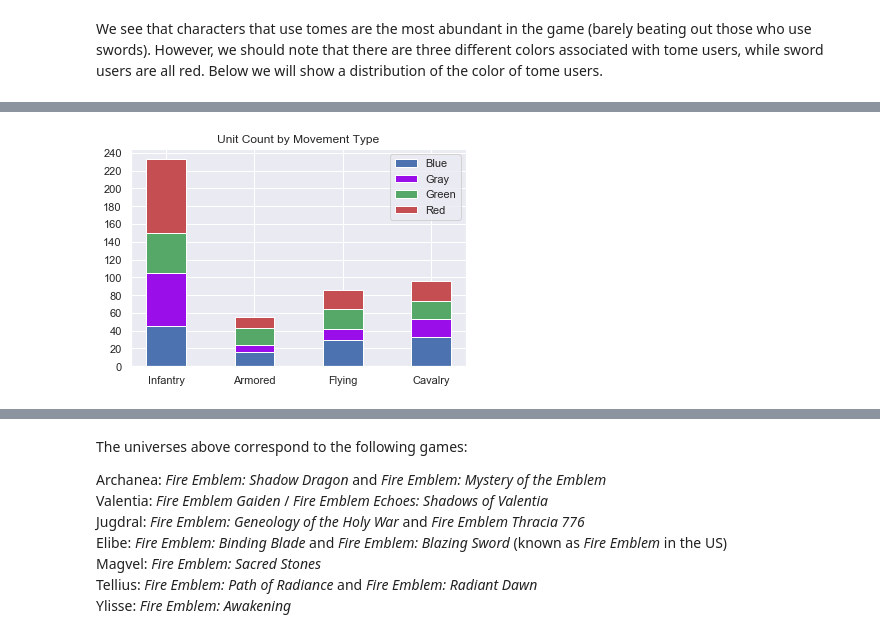
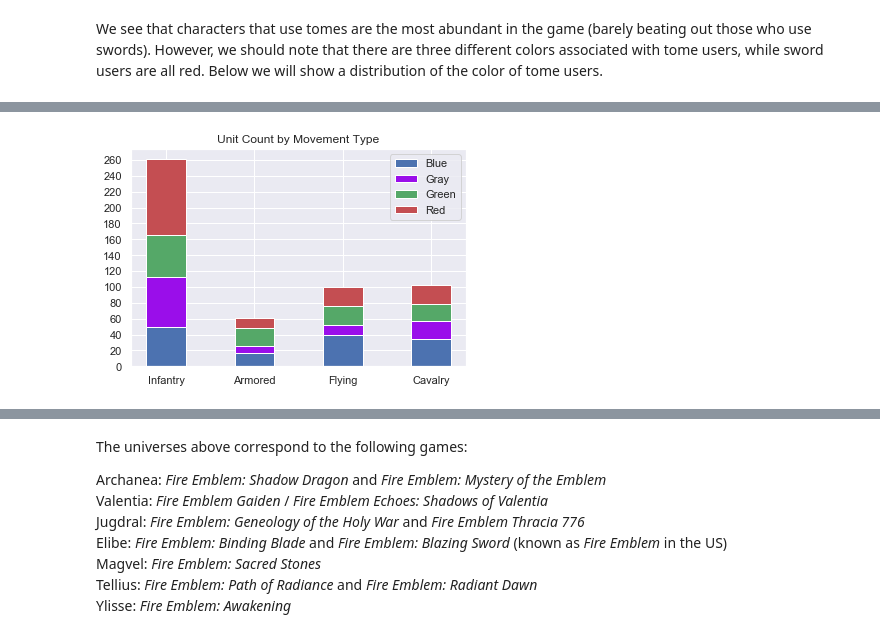
Before and after one commit to artunggal/FEHeroes, a Jupyter notebook: Fire Emblem Heroes Scraping and Visualization.ipynb, the cells around one changed output, grey strips where cells are left out. Drawn from its saved outputs; the diff is of its cells as text; code cells hidden in the pictures.

```diff
--- a/Fire Emblem Heroes Scraping and Visualization.ipynb
+++ b/Fire Emblem Heroes Scraping and Visualization.ipynb
@@ -169,3 +225,6 @@ dfn["Refines"] = w_upgrades
 dfn["Personal Weapon"] = personal
 dfn["Legendary/Mythic"] = is_lm
 dfn["Origin"] = origin
+dfn["Duo"] = is_duo
+dfn["Image"] = img
+dfn["Movement"] = move_t
@@ -200,6 +309,8 @@ ref = dfn["Name"].apply(lambda x: x in refresh)
 dfn2 = dfn.copy()
 dfn2["Refresher"] = ref
 # %%
+# goes through the 'Rarities' column to create two features: one for game origin, and one for actual rarity
+
 rar = []
 ob = []
 for row in dfn2["Rarities"]:
@@ -218,7 +329,7 @@ for row in dfn2["Rarities"]:
     else:
         ob.append("NA")
     for i in a.split("-"):
-        if "3" in i or "4" in i or "5" in i:
+        if "2" in i or "3" in i or "4" in i or "5" in i:
             st.append(i)
     rar.append(st)
 # %%
@@ -251,3 +338,6 @@ else:
+# %%
+# sanity check to change colors
+dfn2["Color"] = col2
 # %% [markdown]
 If we look carefully at the data, we will notice that some of the characters are missing origin information. Until Gamepress.gg fixes this, we will resort to doing this manually.
 # %%
@@ -282,0 +399,2 @@ dfn2.loc[dfn2["Name"] == "Velouria", "Origin"] = "Fire Emblem Fates"
+# %%
+dfn2["Tier"] = dfn2["Tier"].fillna("None")
@@ -359,38 +512,38 @@ plt.show()
 # %%
 # See the number of characters for each movement type
 sns.set()
 
 mov_ty = ["Infantry", "Armored", "Flying", "Cavalry"]
-inf = (heroes[heroes["MoveType"] == mov_ty[0]].groupby(by = "Color").agg(np.size).iloc[:, 0])
-arm = (heroes[heroes["MoveType"] == mov_ty[1]].groupby(by = "Color").agg(np.size).iloc[:, 0])
-fly = (heroes[heroes["MoveType"] == mov_ty[2]].groupby(by = "Color").agg(np.size).iloc[:, 0])
-cav = (heroes[heroes["MoveType"] == mov_ty[3]].groupby(by = "Color").agg(np.size).iloc[:, 0])
-inds = heroes[heroes["MoveType"] == mov_ty[0]].groupby(by = "Color").agg(np.size).index
+inf = (heroes[heroes["Movement"] == mov_ty[0]].groupby(by = "Color").agg(np.size).iloc[:, 0])
+arm = (heroes[heroes["Movement"] == mov_ty[1]].groupby(by = "Color").agg(np.size).iloc[:, 0])
+fly = (heroes[heroes["Movement"] == mov_ty[2]].groupby(by = "Color").agg(np.size).iloc[:, 0])
+cav = (heroes[heroes["Movement"] == mov_ty[3]].groupby(by = "Color").agg(np.size).iloc[:, 0])
+inds = heroes[heroes["Movement"] == mov_ty[0]].groupby(by = "Color").agg(np.size).index
 inds
 
 zos = np.array((inf[0], arm[0], fly[0], cav[0]))
 ones = np.array((inf[1], arm[1], fly[1], cav[1]))
 twos = np.array((inf[2], arm[2], fly[2], cav[2]))
 tres = np.array((inf[3], arm[3], fly[3], cav[3]))
 
 ind = np.arange(4)
 width = 0.45
 
 p1 = plt.bar(ind, zos, width, color = "b")
 p2 = plt.bar(ind, ones, width,  bottom=zos, color = "xkcd:violet")
 p3 = plt.bar(ind, twos, width,  bottom= zos + ones, color = "g")
 p4 = plt.bar(ind, tres, width, bottom = zos + ones + twos, color = "r")
 
 plt.title("Unit Count by Movement Type")
 plt.xticks(ind, ("Infantry", "Armored", "Flying", "Cavalry"))
 plt.yticks(np.arange(0, np.sum(inf) + 10, 20))
 plt.legend((p1[0], p2[0], p3[0], p4[0]), (inds))
 
 plt.show()
 
 #heroes.groupby(by = "Movement Type").agg(np.size).iloc[:, 0].groupby(by = "Color").agg(np.size).iloc[:, 0]
 # %% [output]
-[figure, old version]
+[figure, new version]
 # %%
 # See the number of characters for each universe
 sns.set()
```
Also changed, not shown: parts of 36 cells of this notebook.
